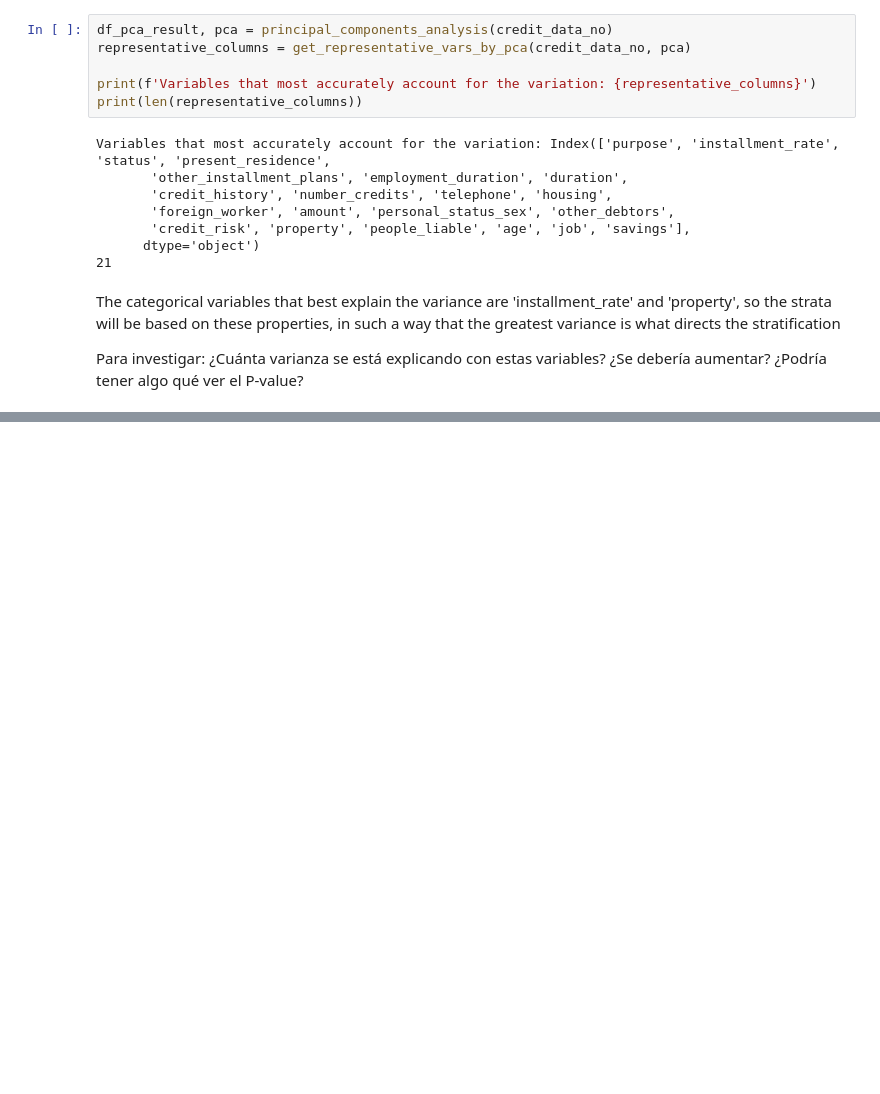
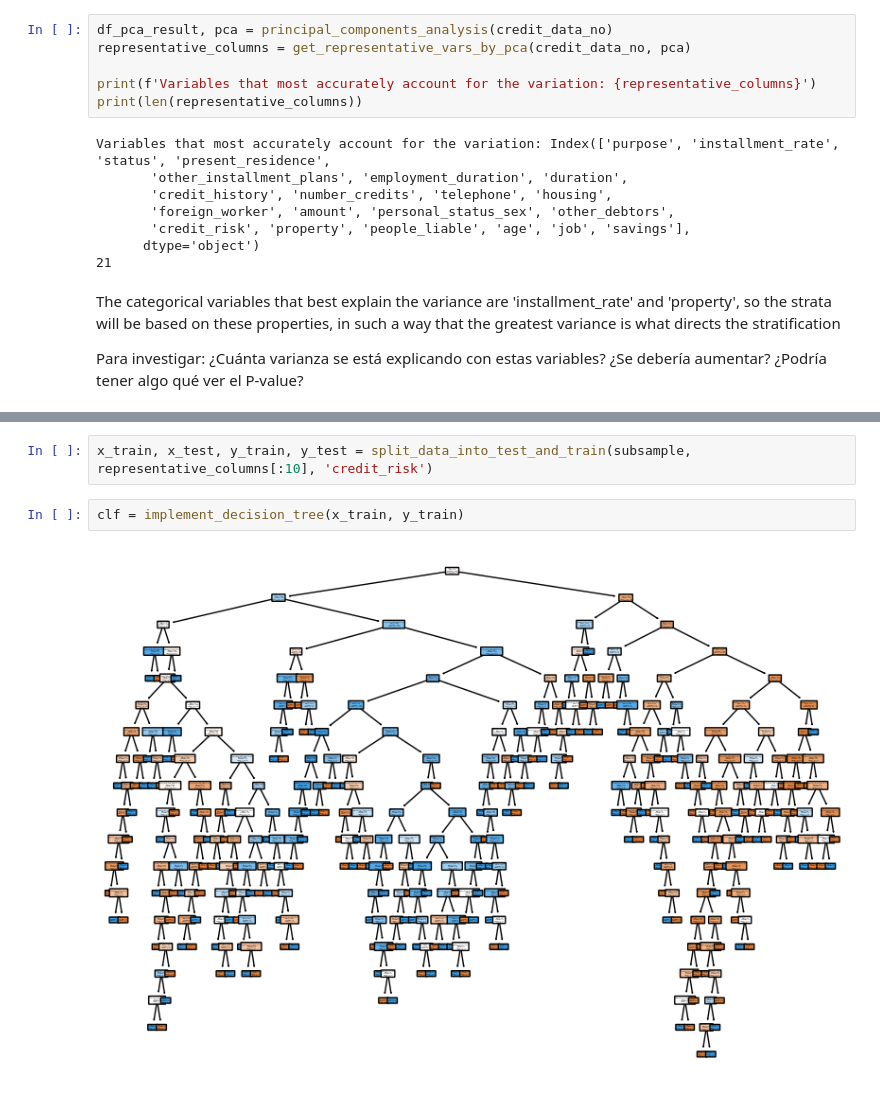
Before and after one commit to victorarmandolezama/south-german-credit, a Jupyter notebook: sandbox.ipynb, the cells around one changed output, grey strips where cells are left out. Saved outputs shown, nothing was run; the diff lists cells and outputs as text; blank space fills up the shorter version.

```diff
--- a/sandbox.ipynb
+++ b/sandbox.ipynb
@@ -85,0 +109,6 @@ subsample.describe()
+# %%
+x_train, x_test, y_train, y_test = split_data_into_test_and_train(subsample, representative_columns[:10], 'credit_risk')
+# %%
+clf = implement_decision_tree(x_train, y_train)
+# %% [output]
+[figure, added]
```
Also changed, not shown: parts of 8 cells of this notebook.
